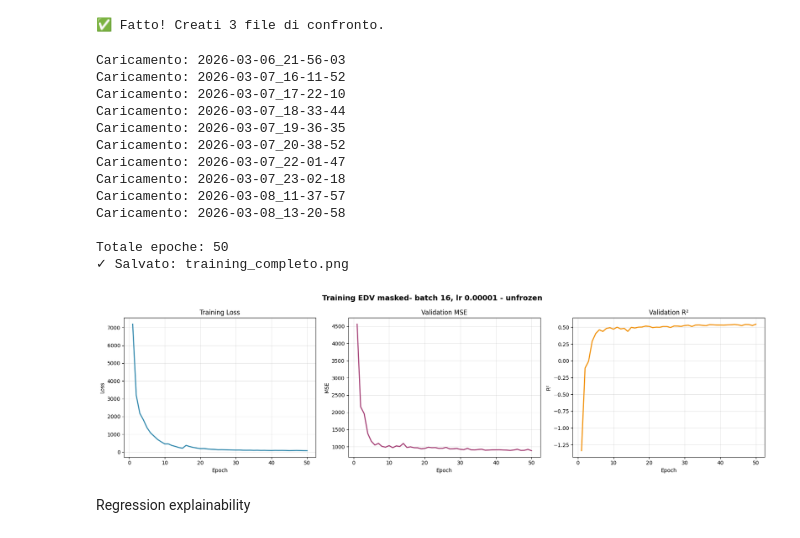
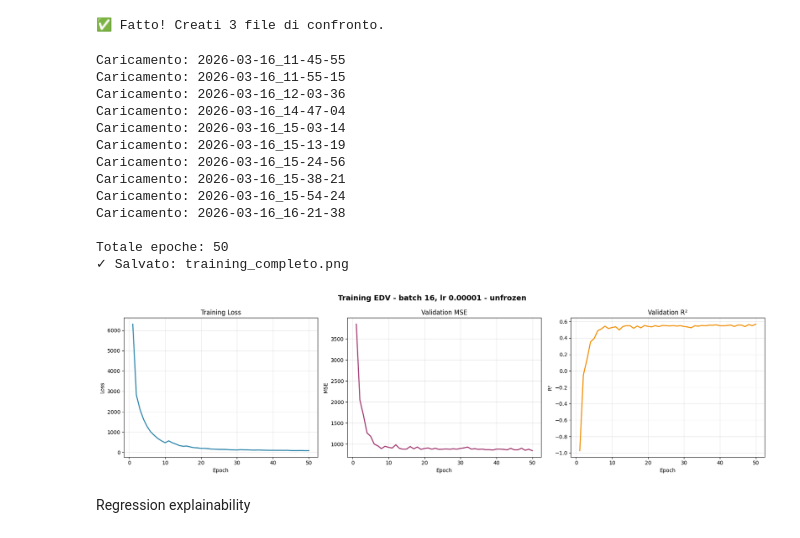
Before and after one commit to Kaonashi8/echonet, a Jupyter notebook: notebooks/train-yolov8-instance-segmentation-on-custom-dataset.ipynb, the cells around one changed output. Drawn from its saved outputs; the diff is of its cells as text; code cells hidden in the pictures.

```diff
--- a/notebooks/train-yolov8-instance-segmentation-on-custom-dataset.ipynb
+++ b/notebooks/train-yolov8-instance-segmentation-on-custom-dataset.ipynb
@@ -1124,45 +1127,45 @@ print(f"\nTotale epoche: {epochs_all[-1]}")
 
 # Grafico
 fig, axes = plt.subplots(1, 3, figsize=(18, 5))
-fig.suptitle('Training EDV masked- batch 16, lr 0.00001 - unfrozen', fontsize=14, fontweight='bold')
+fig.suptitle('Training EDV - batch 16, lr 0.00001 - unfrozen', fontsize=14, fontweight='bold')
 
 axes[0].plot(epochs_all, train_loss_all, color='#2E86AB', linewidth=2)
 axes[0].set_title('Training Loss')
 axes[0].set_xlabel('Epoch')
 axes[0].set_ylabel('Loss')
 axes[0].grid(True, alpha=0.3)
 
 axes[1].plot(epochs_all, val_mse_all, color='#A23B72', linewidth=2)
 axes[1].set_title('Validation MSE')
 axes[1].set_xlabel('Epoch')
 axes[1].set_ylabel('MSE')
 axes[1].grid(True, alpha=0.3)
 
 axes[2].plot(epochs_all, val_r2_all, color='#F18F01', linewidth=2)
 axes[2].set_title('Validation R²')
 axes[2].set_xlabel('Epoch')
 axes[2].set_ylabel('R²')
 axes[2].grid(True, alpha=0.3)
 
 plt.tight_layout()
 plt.savefig('training_completo.png', dpi=300, bbox_inches='tight')
 print("✓ Salvato: training_completo.png")
 plt.show()
 # %% [output]
-Caricamento: 2026-03-06_21-56-03
-Caricamento: 2026-03-07_16-11-52
-Caricamento: 2026-03-07_17-22-10
-Caricamento: 2026-03-07_18-33-44
-Caricamento: 2026-03-07_19-36-35
-Caricamento: 2026-03-07_20-38-52
-Caricamento: 2026-03-07_22-01-47
-Caricamento: 2026-03-07_23-02-18
-Caricamento: 2026-03-08_11-37-57
-Caricamento: 2026-03-08_13-20-58
+Caricamento: 2026-03-16_11-45-55
+Caricamento: 2026-03-16_11-55-15
+Caricamento: 2026-03-16_12-03-36
+Caricamento: 2026-03-16_14-47-04
+Caricamento: 2026-03-16_15-03-14
+Caricamento: 2026-03-16_15-13-19
+Caricamento: 2026-03-16_15-24-56
+Caricamento: 2026-03-16_15-38-21
+Caricamento: 2026-03-16_15-54-24
+Caricamento: 2026-03-16_16-21-38
 
 Totale epoche: 50
 ✓ Salvato: training_completo.png
-[figure, old version]
+[figure, new version]
 # %% [markdown]
 Regression explainability
 # %%
```
Also changed, not shown: parts of 7 cells of this notebook.
